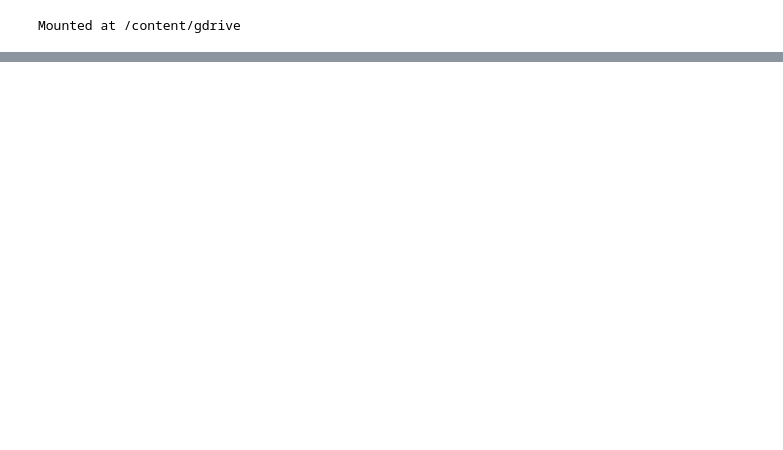
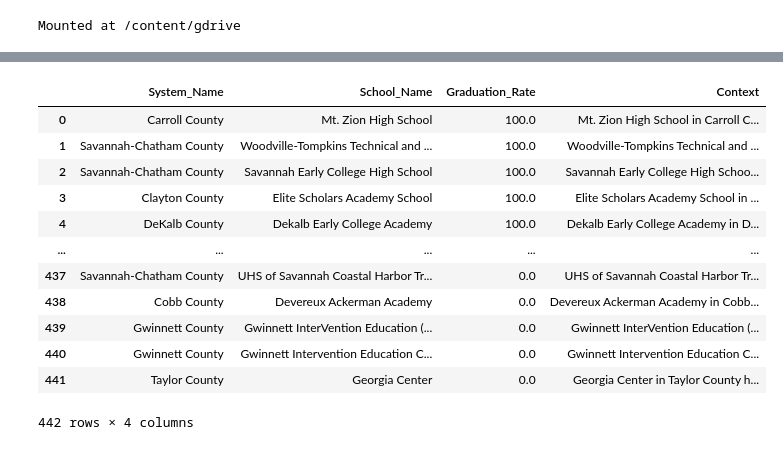
Before and after one commit to agarwalsourabh55/huggingface-tapas, a Jupyter notebook: huggingface_tapas_new.ipynb, the cells around one changed output, grey strips where cells are left out. Cells and saved outputs as stored; diff of their text form; code cells hidden in the pictures; blank space fills up the shorter version.

```diff
--- a/huggingface_tapas_new.ipynb
+++ b/huggingface_tapas_new.ipynb
@@ -491,2 +455,50 @@ cleaned_data = data_clean(graduate_data)
+# %%
+
+
+from transformers import AutoModelForTableQuestionAnswering, AutoTokenizer, pipeline, TapexTokenizer, BartForConditionalGeneration
+import pandas as pd
+from google.colab import drive
+drive.mount('/content/gdrive')
+graduate_data = pd.read_excel("/content/gdrive/MyDrive/gadoe_school_level.xlsx")
+graduate_data = graduate_data.astype(str)
+dict1 = {
+         'Tapas Large Wtq' : { "model_name":'google/tapas-large-finetuned-wtq'},
+         }
+
+
+for key,val in dict1.items():
+  if 'Tapas' in key:
+    tapas_model = AutoModelForTableQuestionAnswering.from_pretrained(val["model_name"])
+    tapas_tokenizer = AutoTokenizer.from_pretrained(val["model_name"])
+    val['tokenizer'] = tapas_tokenizer
+    val['model'] = tapas_model
+  else:
+    tapex_tokenizer = TapexTokenizer.from_pretrained(val["model_name"]) #we can use medium as well
+    tapex_model = BartForConditionalGeneration.from_pretrained(val["model_name"])
+    val['tokenizer'] = tapex_tokenizer
+    val['model'] = tapex_model
+
+
+## Data Cleaning Function
+def data_clean(data):
+  return data
+
+cleaned_data = data_clean(graduate_data)
+# %%
+cleaned_data
+# %% [output]
+|  | System_Name | School_Name | Graduation_Rate | Context |
+| 0 | Carroll County | Mt. Zion High School | 100.0 | Mt. Zion High School in Carroll C... |
+| 1 | Savannah-Chatham County | Woodville-Tompkins Technical and ... | 100.0 | Woodville-Tompkins Technical and ... |
+| 2 | Savannah-Chatham County | Savannah Early College High School | 100.0 | Savannah Early College High Schoo... |
+| 3 | Clayton County | Elite Scholars Academy School | 100.0 | Elite Scholars Academy School in ... |
+| 4 | DeKalb County | Dekalb Early College Academy | 100.0 | Dekalb Early College Academy in D... |
+| ... | ... | ... | ... | ... |
+| 437 | Savannah-Chatham County | UHS of Savannah Coastal Harbor Tr... | 0.0 | UHS of Savannah Coastal Harbor Tr... |
+| 438 | Cobb County | Devereux Ackerman Academy | 0.0 | Devereux Ackerman Academy in Cobb... |
+| 439 | Gwinnett County | Gwinnett InterVention Education (... | 0.0 | Gwinnett InterVention Education (... |
+| 440 | Gwinnett County | Gwinnett Intervention Education C... | 0.0 | Gwinnett Intervention Education C... |
+| 441 | Taylor County | Georgia Center | 0.0 | Georgia Center in Taylor County h... |
+442 rows × 4 columns
 # %%
 list_ofquestion = [
```
Also changed, not shown: parts of 13 cells of this notebook.
